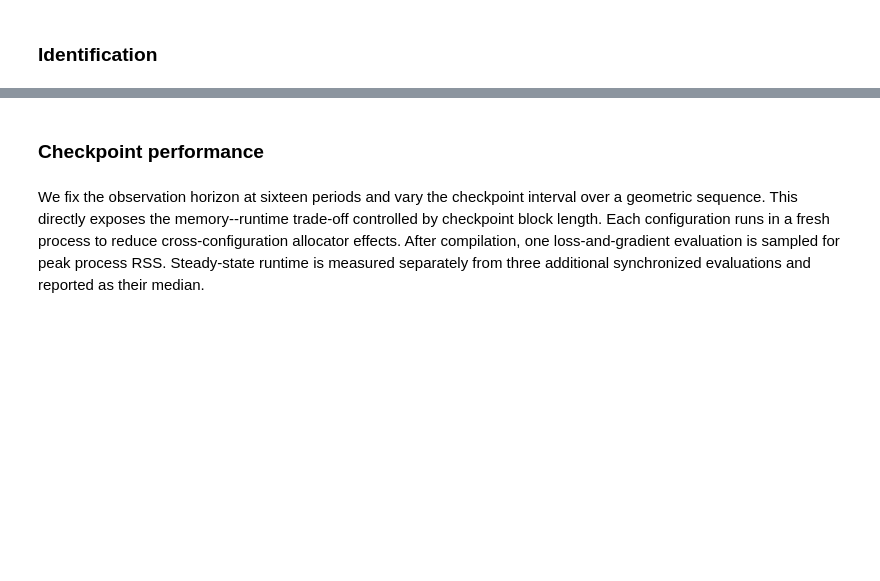
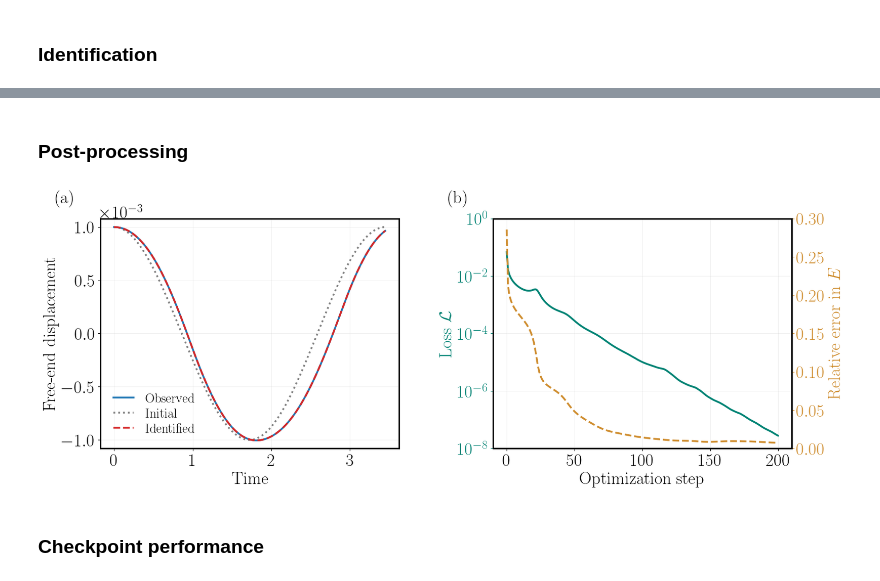
Before and after one commit to xwpken/tutorial_diffsim, a Jupyter notebook: tutorial_explicit.ipynb, the cells around one changed output, grey strips where cells are left out. Saved outputs shown, nothing was run; the diff lists cells and outputs as text; code cells hidden in the pictures; blank space fills up the shorter version.

```diff
--- a/tutorial_explicit.ipynb
+++ b/tutorial_explicit.ipynb
@@ -117,10 +116,9 @@ We first import some useful packages
 # Standard library
 import logging
 import os
-import time
+from pathlib import Path
 
 # Scientific computing
-import matplotlib.pyplot as plt
 import numpy as np
 import pyvista as pv
 
@@ -136,5 +134,10 @@ from jax_fem.problem import Problem
 logger.setLevel(logging.WARNING)
 
 jax.config.update("jax_enable_x64", True)
+jax.config.update("jax_compiler_enable_remat_pass", False)
 
 print(f"JAX backend: {jax.default_backend()}")
+
+# Directory for the result figures
+output_dir = os.path.join("data", "output")
+os.makedirs(output_dir, exist_ok=True)
@@ -167,16 +183,17 @@ pv_mesh = pv.UnstructuredGrid(
     {getattr(pv.CellType, cell_type.upper()): cells}, points
 )
 plotter.add_mesh(
-    pv_mesh, color="lightgray", show_edges=True, edge_color="gray", line_width=0.5
+    pv_mesh, color="lightgray", show_edges=True, edge_color="black", line_width=0.5,
+    ambient=0.45, diffuse=0.7, specular=0.1,
 )
 span = np.ptp(points, axis=0).max()
-origin = points.min(0) - np.array([0.05 * span, 0.05 * span, 0.05 * span])
+origin = points.min(0) - np.array([0.08 * span, 0.08 * span, 0.08 * span])
 length = 0.08 * span
 for direction, color, label in zip(np.eye(3), ("red", "green", "blue"), ("X", "Y", "Z")):
     plotter.add_mesh(pv.Arrow(start=origin, direction=direction, scale=length), color=color)
     plotter.add_mesh(
-        pv.Text3D(label, height=0.025 * span, depth=0.005 * span,
-                  center=origin + 1.25 * length * direction, normal=(0, -1, 0)),
+        pv.Text3D(label, height=0.025, depth=0.001,
+                  center=origin + 1.25 * length * direction, normal=(1, 0, 0)),
         color="black",
     )
 plotter.view_isometric(negative=True)
@@ -544,6 +559,65 @@ with plt.rc_context(plot_style):
+# %% [markdown]
+### Post-processing
+# %%
+import matplotlib.pyplot as plt
+from matplotlib.ticker import MultipleLocator
+
+# Figure style and colors shared by all figures of this notebook
+plot_style = {
+    "text.usetex": True, "font.family": "serif", "font.size": 25,
+    "axes.labelsize": 25, "xtick.labelsize": 25, "ytick.labelsize": 25,
+    "legend.fontsize": 19, "axes.linewidth": 2.0, "axes.grid": True,
+    "grid.alpha": 0.22, "grid.linewidth": 0.6, "lines.linewidth": 2.6,
+}
+blue, red, gray, green, gold = ("#1f77b4", "#d62728", "#7f7f7f", "#008374",
+                                "#cf8d2e")
+
+# Free-end histories: the last probe is the center of the traction-free end
+observed, initial, identified = (np.asarray(signal)[:, -1] for signal in
+                                 (observed_signal, initial_signal, identified_signal))
+
+with plt.rc_context(plot_style):
+    fig, (left, right) = plt.subplots(1, 2, figsize=(16, 6),
+                                      constrained_layout=True)
+    fig.get_layout_engine().set(wspace=0.10)
+
+    # (a) Free-end displacement histories
+    left.plot(times, observed, color=blue, label="Observed")
+    left.plot(times, initial, ":", color=gray, label="Initial")
+    left.plot(times, identified, "--", color=red, label="Identified")
+    left.set(xlabel="Time", ylabel="Free-end displacement",
+             ylim=(-1.08e-3, 1.08e-3))
+    left.yaxis.set_major_locator(MultipleLocator(5e-4))
+    left.ticklabel_format(axis="y", style="sci", scilimits=(0, 0), useMathText=True)
+    left.legend(loc="lower left", frameon=False,
+                handlelength=1.5, handletextpad=0.9,
+                borderpad=0.5, labelspacing=0.25, borderaxespad=0.5)
+
+    # (b) loss and modulus error, one curve per axis and no legend
+    steps = np.arange(len(loss_history))
+    right.semilogy(steps, loss_history, color=green)
+    right.set(xlabel="Optimization step", ylabel=r"Loss $\mathcal{L}$",
+              ylim=(1e-8, 1), yticks=np.logspace(-8, 0, 5))
+    error_axis = right.twinx()
+    error_axis.plot(steps, E_error_history, "--", color=gold)
+    error_axis.set(ylabel=r"Relative error in $E$", ylim=(0.0, 0.30))
+    error_axis.yaxis.set_major_locator(MultipleLocator(0.05))
+    error_axis.grid(False)
+    for ax, color in ((right, green), (error_axis, gold)):
+        ax.tick_params(axis="y", colors=color)
+        ax.yaxis.label.set_color(color)
+
+    # panel labels, offset to the left of the axes
+    for ax, tag in zip((left, right), ("(a)", "(b)")):
+        ax.text(-0.15, 1.05, tag, transform=ax.transAxes, fontsize=25,
+                fontweight="bold", ha="left", va="bottom")
+
+    fig.savefig(os.path.join(output_dir, "res_explicit_inverse.png"), dpi=600,
+                bbox_inches="tight")
+    plt.show()
+# %% [output]
+[figure, added]
 # %% [markdown]
 ### Checkpoint performance
-# %% [markdown]
-We fix the observation horizon at sixteen periods and vary the checkpoint interval over a geometric sequence. This directly exposes the memory--runtime trade-off controlled by checkpoint block length. Each configuration runs in a fresh process to reduce cross-configuration allocator effects. After compilation, one loss-and-gradient evaluation is sampled for peak process RSS. Steady-state runtime is measured separately from three additional synchronized evaluations and reported as their median.
 # %%
 import json
```
Also changed, not shown: parts of 18 cells of this notebook, 14 other files.
